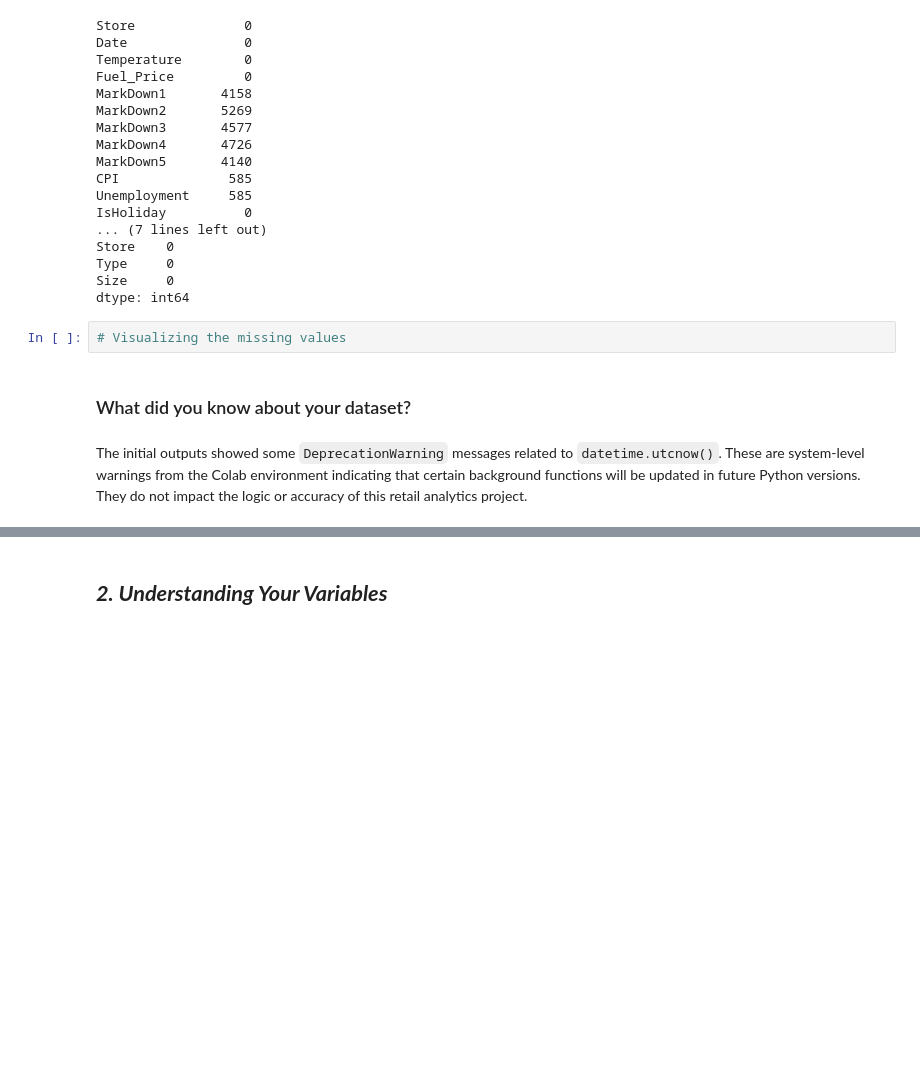
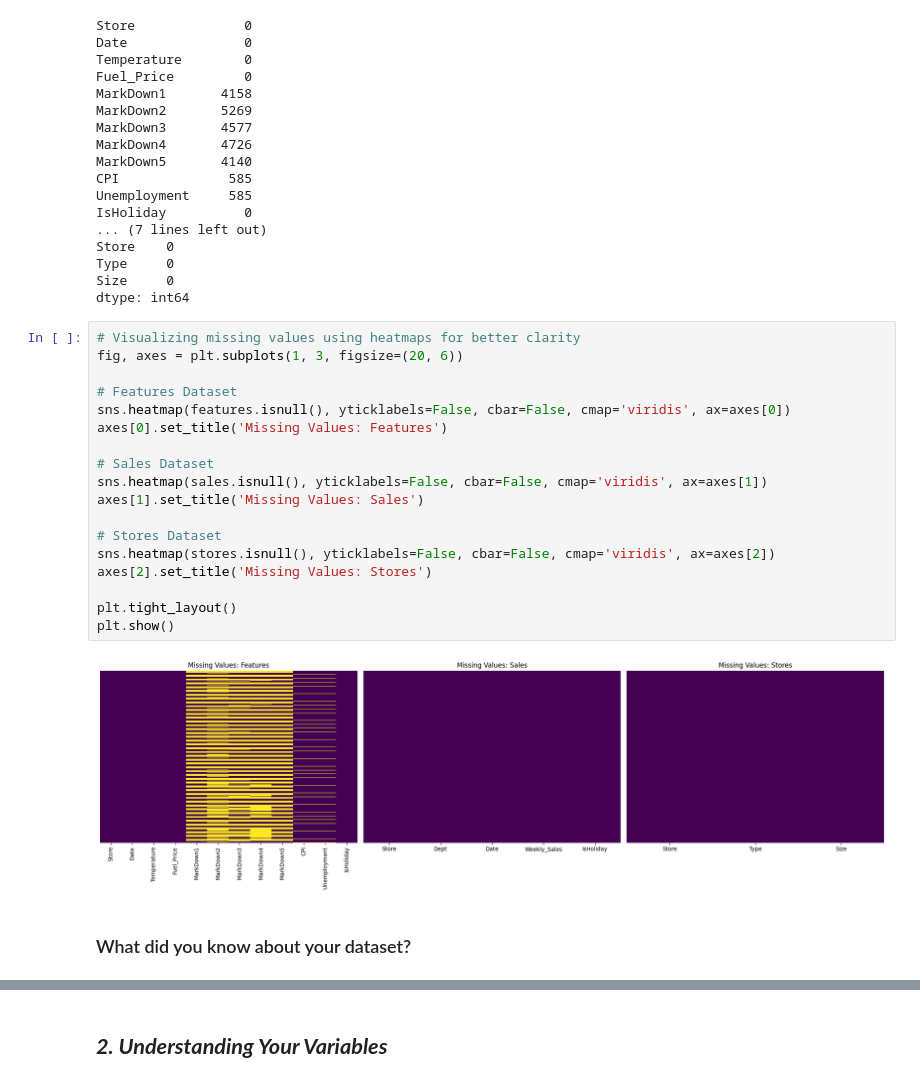
Before and after one commit to amol004/Integrated-Retail-Analytics-for-Store-Optimization-Advanced-Machine-Learning, a Jupyter notebook: Integrated_Retail_Analytics_for_Store_Optimization.ipynb, the cells around one changed output, grey strips where cells are left out. Cells and saved outputs as stored; diff of their text form; blank space fills up the shorter version.

```diff
--- a/Integrated_Retail_Analytics_for_Store_Optimization.ipynb
+++ b/Integrated_Retail_Analytics_for_Store_Optimization.ipynb
@@ -279,9 +279,25 @@ Store    0
 Type     0
 Size     0
 dtype: int64
-# %%
-# Visualizing the missing values
+# %%
+# Visualizing missing values using heatmaps for better clarity
+fig, axes = plt.subplots(1, 3, figsize=(20, 6))
+
+# Features Dataset
+sns.heatmap(features.isnull(), yticklabels=False, cbar=False, cmap='viridis', ax=axes[0])
+axes[0].set_title('Missing Values: Features')
+
+# Sales Dataset
+sns.heatmap(sales.isnull(), yticklabels=False, cbar=False, cmap='viridis', ax=axes[1])
+axes[1].set_title('Missing Values: Sales')
+
+# Stores Dataset
+sns.heatmap(stores.isnull(), yticklabels=False, cbar=False, cmap='viridis', ax=axes[2])
+axes[2].set_title('Missing Values: Stores')
+
+plt.tight_layout()
+plt.show()
+# %% [output]
+[figure, added]
 # %% [markdown]
 ### What did you know about your dataset?
-# %% [markdown]
-The initial outputs showed some `DeprecationWarning` messages related to `datetime.utcnow()`. These are system-level warnings from the Colab environment indicating that certain background functions will be updated in future Python versions. They do not impact the logic or accuracy of this retail analytics project.
```
Also changed, not shown: parts of 1 cell of this notebook.
